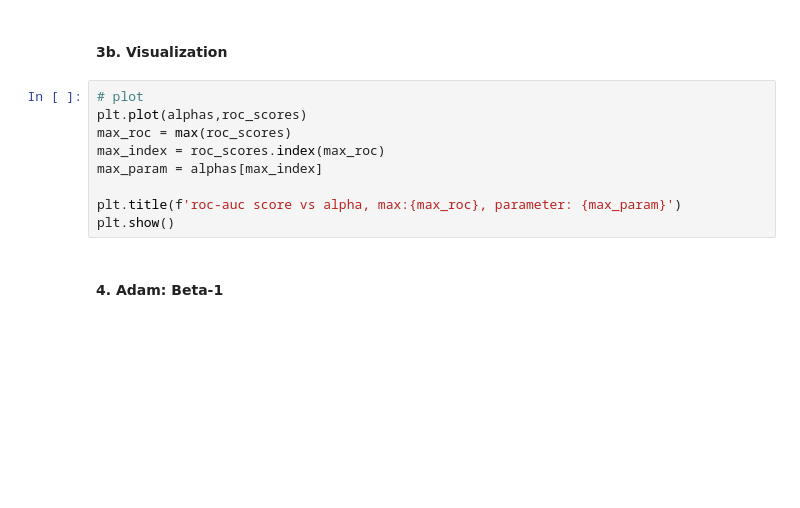
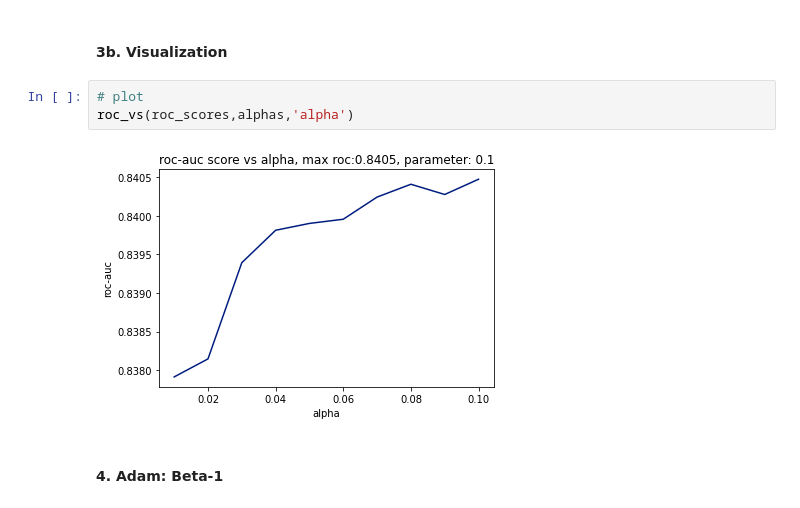
Before and after one commit to kayfilipp/HigherME, a Jupyter notebook: census_data/Modeling.ipynb, the cells around one changed output. Drawn from its saved outputs; the diff is of its cells as text; blank space fills up the shorter version.

```diff
--- a/census_data/Modeling.ipynb
+++ b/census_data/Modeling.ipynb
@@ -648,13 +678,9 @@ for alpha in alphas:
 #### 3b. Visualization
 # %%
 # plot
-plt.plot(alphas,roc_scores)
-max_roc = max(roc_scores)
-max_index = roc_scores.index(max_roc)
-max_param = alphas[max_index]
-
-plt.title(f'roc-auc score vs alpha, max:{max_roc}, parameter: {max_param}')
-plt.show()
+roc_vs(roc_scores,alphas,'alpha')
+# %% [output]
+[figure, added]
 # %% [markdown]
 #### 4. Adam: Beta-1
 # %%
```
Also changed, not shown: parts of 7 cells of this notebook, 1 other file.
